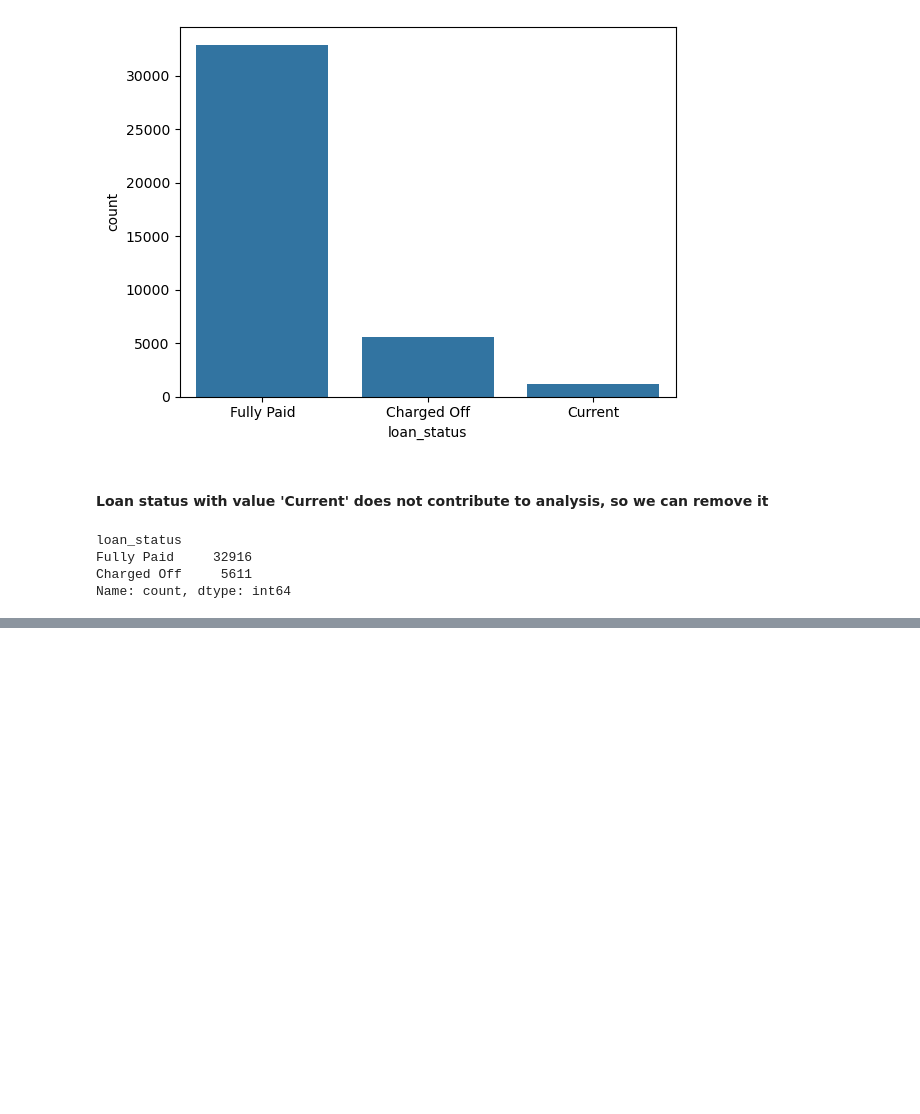
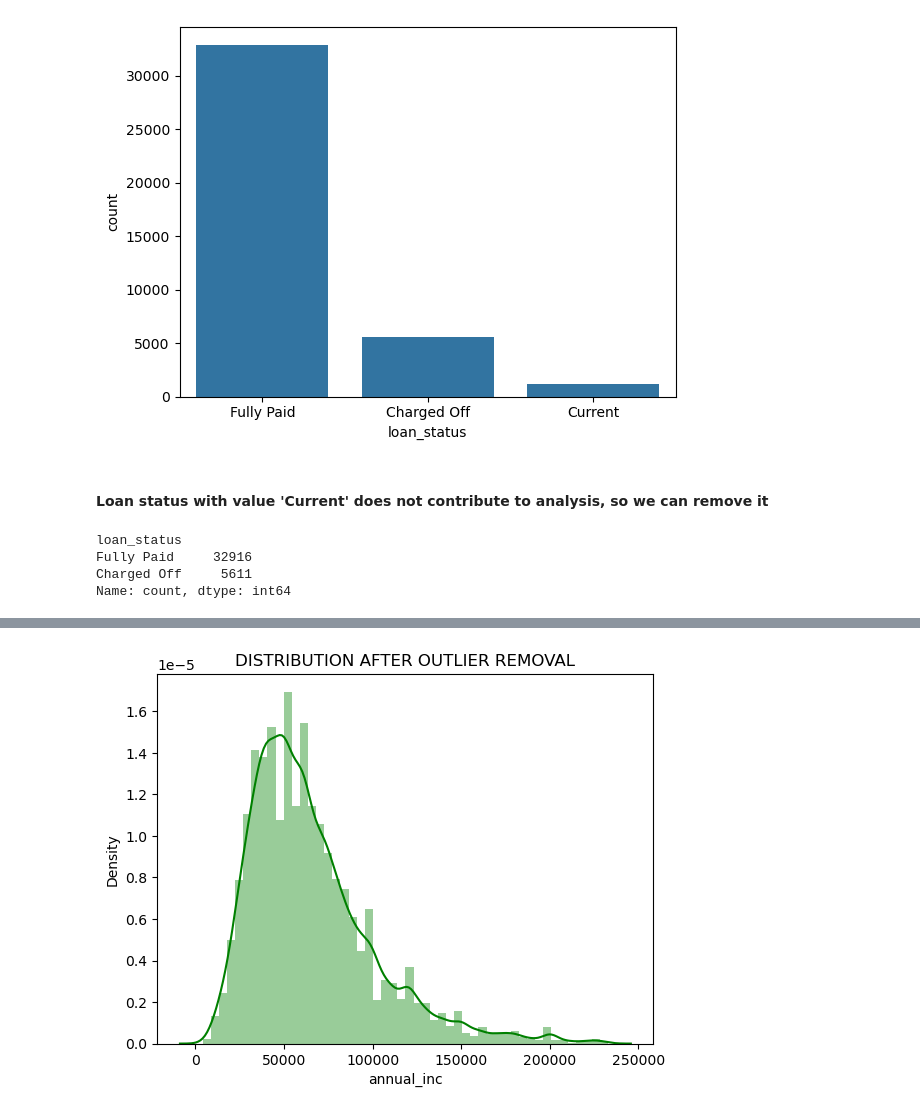
Before and after one commit to jitesh0034/lending_club_casestudy, a Jupyter notebook: Lending_Club_Case_Study_v0.ipynb, the cells around one changed output, grey strips where cells are left out. Drawn from its saved outputs; the diff is of its cells as text; code cells hidden in the pictures; blank space fills up the shorter version.

```diff
--- a/Lending_Club_Case_Study_v0.ipynb
+++ b/Lending_Club_Case_Study_v0.ipynb
@@ -238,0 +292,7 @@ Name: count, dtype: int64
+# %%
+# Dist plot to affirm outlier removal
+sns.distplot(data['annual_inc'], color='green')
+plt.title('DISTRIBUTION AFTER OUTLIER REMOVAL')
+plt.show()
+# %% [output]
+[figure, added]
```
Also changed, not shown: parts of 30 cells of this notebook.
